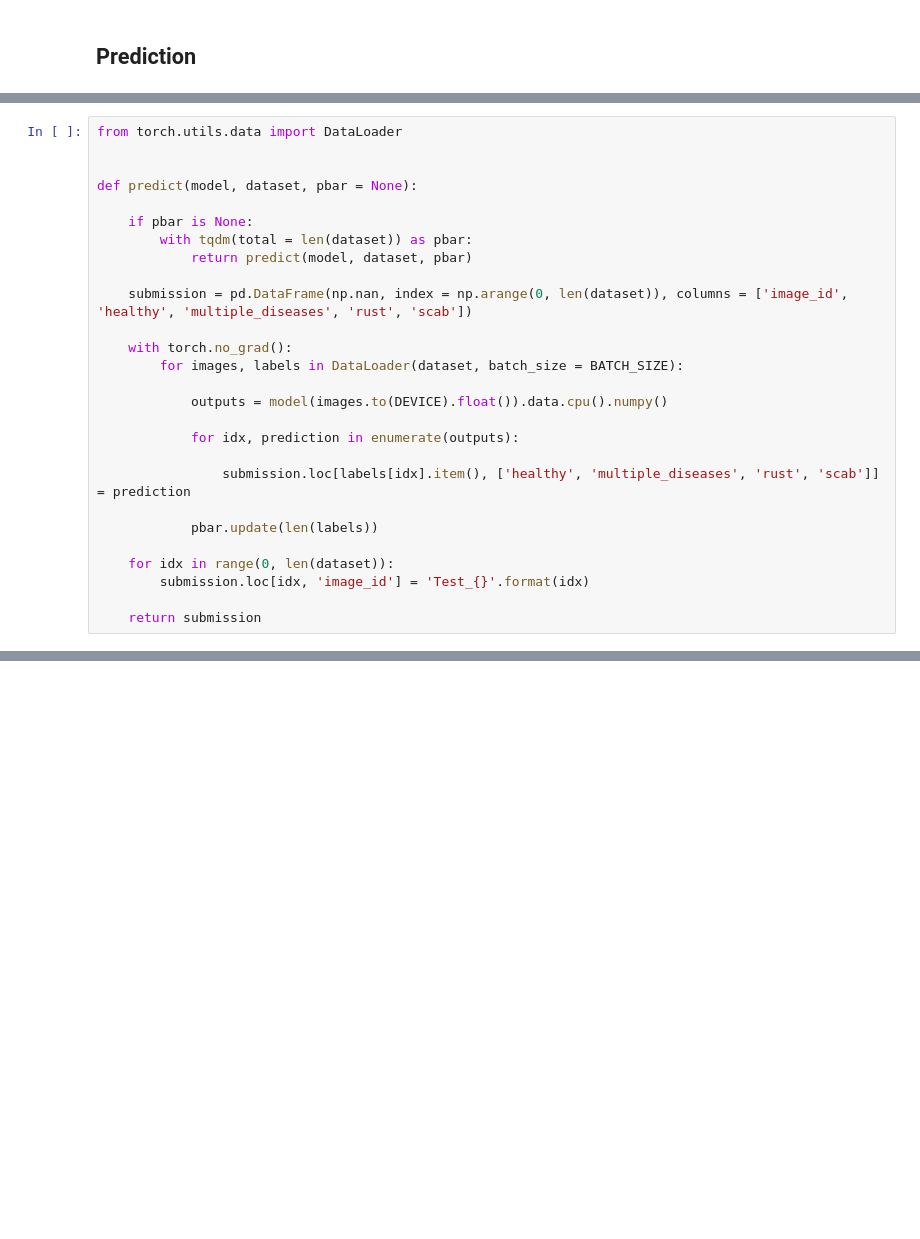
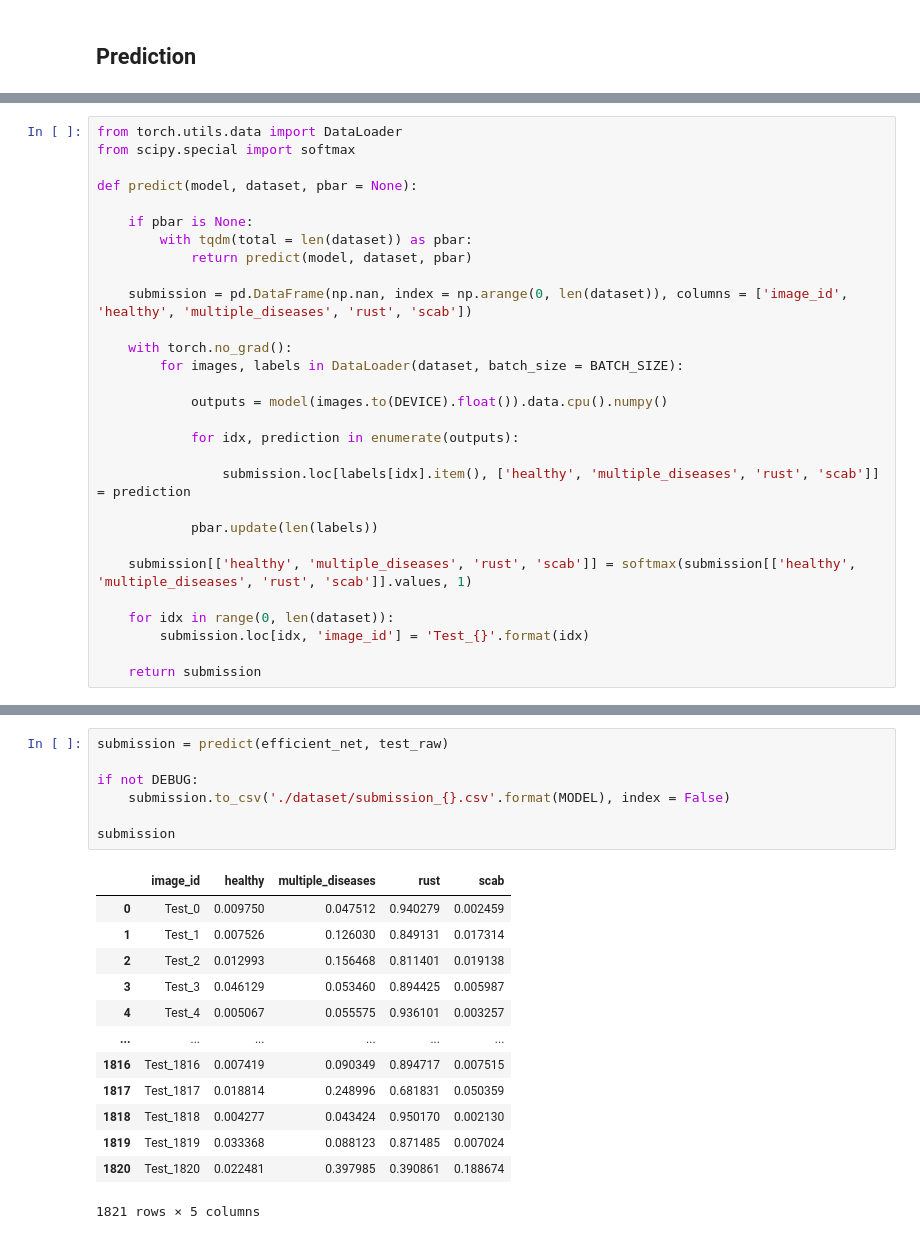
Before and after one commit to aguang-xyz/kaggle-solutions, a Jupyter notebook: solutions/plant-pathology-2020-fgvc7/efficient-net.ipynb, the cells around one changed output, grey strips where cells are left out. Cells and saved outputs as stored; diff of their text form; blank space fills up the shorter version.

```diff
--- a/solutions/plant-pathology-2020-fgvc7/efficient-net.ipynb
+++ b/solutions/plant-pathology-2020-fgvc7/efficient-net.ipynb
@@ -184,6 +215,6 @@ def train(model, train_set, test_set, label = None, ax = None, again = False):
 # %%
 from torch.utils.data import DataLoader
-
+from scipy.special import softmax
 
 def predict(model, dataset, pbar = None):
 
@@ -204,6 +235,8 @@ def predict(model, dataset, pbar = None):
 
             pbar.update(len(labels))
 
+    submission[['healthy', 'multiple_diseases', 'rust', 'scab']] = softmax(submission[['healthy', 'multiple_diseases', 'rust', 'scab']].values, 1)
+
     for idx in range(0, len(dataset)):
         submission.loc[idx, 'image_id'] = 'Test_{}'.format(idx)
 
@@ -229,0 +254,21 @@ Loaded pretrained weights for efficientnet-b1
+# %%
+submission = predict(efficient_net, test_raw)
+
+if not DEBUG:
+    submission.to_csv('./dataset/submission_{}.csv'.format(MODEL), index = False)
+
+submission
+# %% [output]
+|  | image_id | healthy | multiple_diseases | rust | scab |
+| 0 | Test_0 | 0.009750 | 0.047512 | 0.940279 | 0.002459 |
+| 1 | Test_1 | 0.007526 | 0.126030 | 0.849131 | 0.017314 |
+| 2 | Test_2 | 0.012993 | 0.156468 | 0.811401 | 0.019138 |
+| 3 | Test_3 | 0.046129 | 0.053460 | 0.894425 | 0.005987 |
+| 4 | Test_4 | 0.005067 | 0.055575 | 0.936101 | 0.003257 |
+| ... | ... | ... | ... | ... | ... |
+| 1816 | Test_1816 | 0.007419 | 0.090349 | 0.894717 | 0.007515 |
+| 1817 | Test_1817 | 0.018814 | 0.248996 | 0.681831 | 0.050359 |
+| 1818 | Test_1818 | 0.004277 | 0.043424 | 0.950170 | 0.002130 |
+| 1819 | Test_1819 | 0.033368 | 0.088123 | 0.871485 | 0.007024 |
+| 1820 | Test_1820 | 0.022481 | 0.397985 | 0.390861 | 0.188674 |
+1821 rows × 5 columns
```
Also changed, not shown: parts of 17 cells of this notebook, 9 other files.
